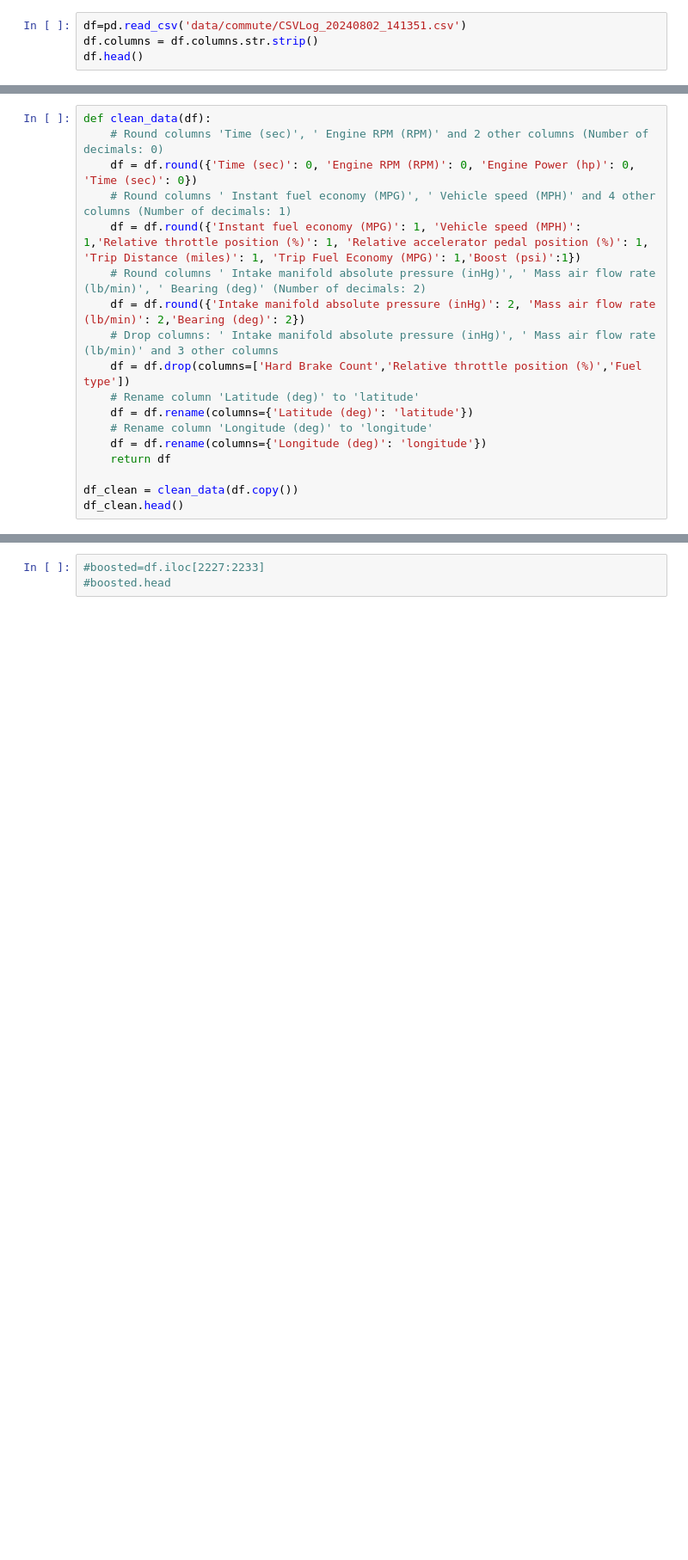
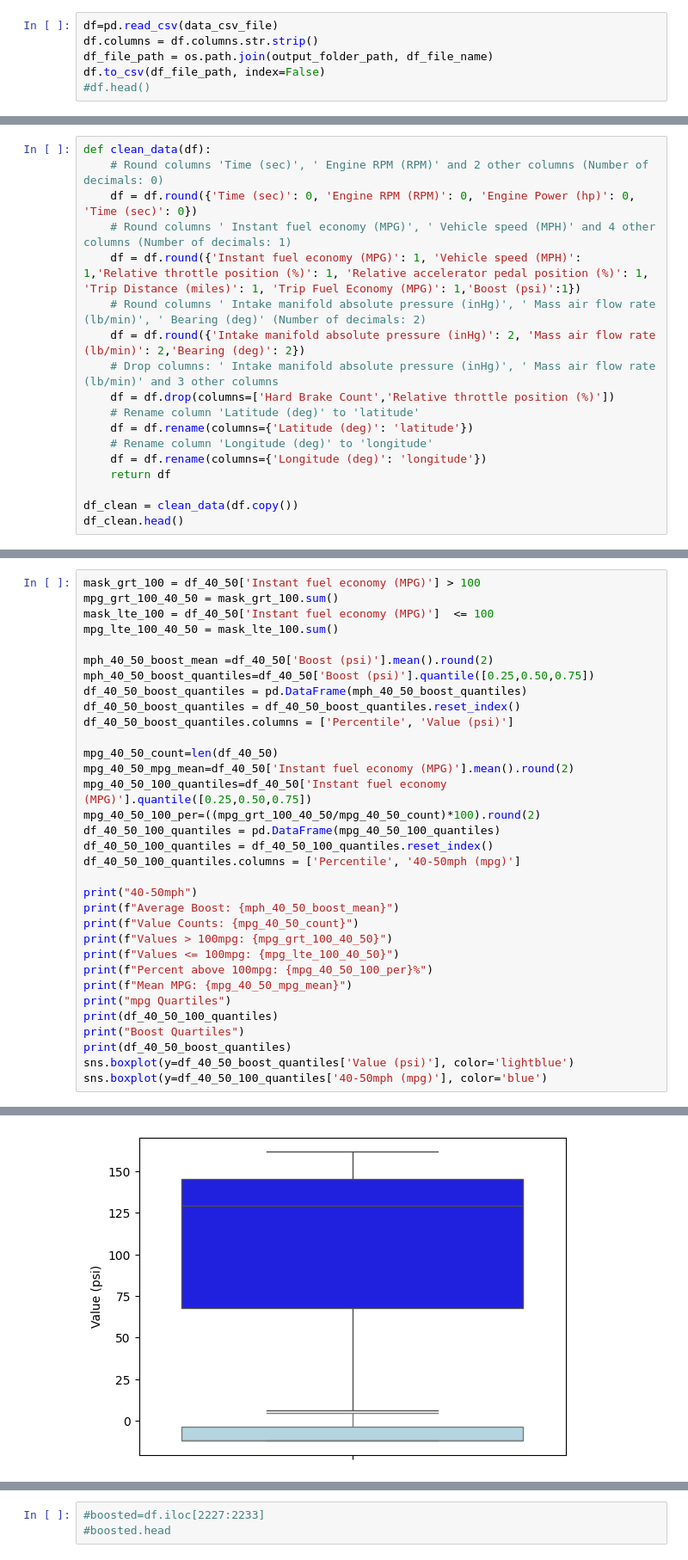
Before and after one commit to SecondHandSushi/car-analysis, a Jupyter notebook: analysis_20240802_PM.ipynb, the cells around one changed output, grey strips where cells are left out. Shown at 86% size. Cells and saved outputs as stored; diff of their text form; blank space fills up the shorter version.

```diff
--- a/analysis_20240802_PM.ipynb
+++ b/analysis_20240802_PM.ipynb
@@ -14,7 +44,9 @@ import branca.colormap as cm
 # %%
-df=pd.read_csv('data/commute/CSVLog_20240802_141351.csv')
+df=pd.read_csv(data_csv_file)
 df.columns = df.columns.str.strip()
-df.head()
+df_file_path = os.path.join(output_folder_path, df_file_name)
+df.to_csv(df_file_path, index=False)
+#df.head()
 # %%
 column_list=df.columns.tolist()
 print(column_list)
@@ -36,7 +84,7 @@ def clean_data(df):
     # Round columns ' Intake manifold absolute pressure (inHg)', ' Mass air flow rate (lb/min)', ' Bearing (deg)' (Number of decimals: 2)
     df = df.round({'Intake manifold absolute pressure (inHg)': 2, 'Mass air flow rate (lb/min)': 2,'Bearing (deg)': 2})
     # Drop columns: ' Intake manifold absolute pressure (inHg)', ' Mass air flow rate (lb/min)' and 3 other columns
-    df = df.drop(columns=['Hard Brake Count','Relative throttle position (%)','Fuel type'])
+    df = df.drop(columns=['Hard Brake Count','Relative throttle position (%)'])
     # Rename column 'Latitude (deg)' to 'latitude'
     df = df.rename(columns={'Latitude (deg)': 'latitude'})
     # Rename column 'Longitude (deg)' to 'longitude'
@@ -131,0 +280,34 @@ df_grt_70.head()
+# %%
+mask_grt_100 = df_40_50['Instant fuel economy (MPG)'] > 100
+mpg_grt_100_40_50 = mask_grt_100.sum()
+mask_lte_100 = df_40_50['Instant fuel economy (MPG)']  <= 100
+mpg_lte_100_40_50 = mask_lte_100.sum()
+
+mph_40_50_boost_mean =df_40_50['Boost (psi)'].mean().round(2)
+mph_40_50_boost_quantiles=df_40_50['Boost (psi)'].quantile([0.25,0.50,0.75])
+df_40_50_boost_quantiles = pd.DataFrame(mph_40_50_boost_quantiles)
+df_40_50_boost_quantiles = df_40_50_boost_quantiles.reset_index()
+df_40_50_boost_quantiles.columns = ['Percentile', 'Value (psi)']
+
+mpg_40_50_count=len(df_40_50)
+mpg_40_50_mpg_mean=df_40_50['Instant fuel economy (MPG)'].mean().round(2)
+mpg_40_50_100_quantiles=df_40_50['Instant fuel economy (MPG)'].quantile([0.25,0.50,0.75])
+mpg_40_50_100_per=((mpg_grt_100_40_50/mpg_40_50_count)*100).round(2)
+df_40_50_100_quantiles = pd.DataFrame(mpg_40_50_100_quantiles)
+df_40_50_100_quantiles = df_40_50_100_quantiles.reset_index()
+df_40_50_100_quantiles.columns = ['Percentile', '40-50mph (mpg)']
+
+print("40-50mph")
+print(f"Average Boost: {mph_40_50_boost_mean}")
+print(f"Value Counts: {mpg_40_50_count}")
+print(f"Values > 100mpg: {mpg_grt_100_40_50}")
+print(f"Values <= 100mpg: {mpg_lte_100_40_50}")
+print(f"Percent above 100mpg: {mpg_40_50_100_per}%")
+print(f"Mean MPG: {mpg_40_50_mpg_mean}")
+print("mpg Quartiles")
+print(df_40_50_100_quantiles)
+print("Boost Quartiles")
+print(df_40_50_boost_quantiles)
+sns.boxplot(y=df_40_50_boost_quantiles['Value (psi)'], color='lightblue')
+sns.boxplot(y=df_40_50_100_quantiles['40-50mph (mpg)'], color='blue')
+# %% [output]
@@ -131,0 +332 @@ df_grt_70.head()
+[figure, added]
```
Also changed, not shown: parts of 41 cells of this notebook, 1 other file.
